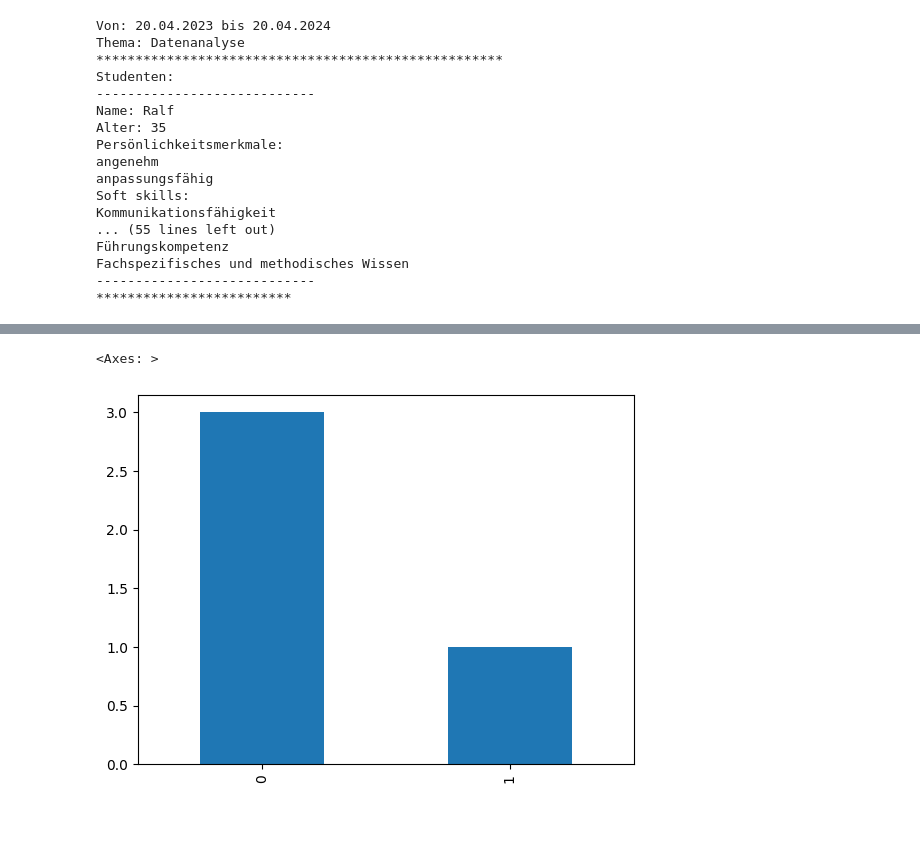
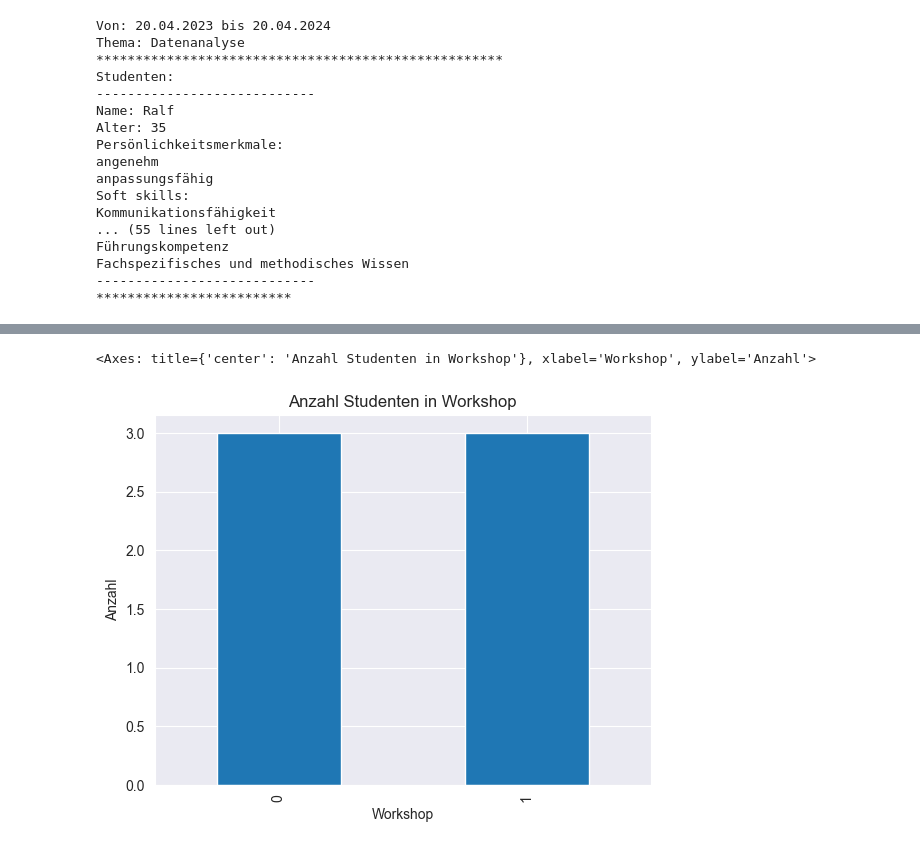
Before and after one commit to StefanDataCraft/praxisprojektgruppe, a Jupyter notebook: src/presentation.ipynb, the cells around one changed output, grey strips where cells are left out. Cells and saved outputs as stored; diff of their text form; code cells hidden in the pictures; blank space fills up the shorter version.

Commit message:
Plot better working now

```diff
--- a/src/presentation.ipynb
+++ b/src/presentation.ipynb
@@ -26,7 +27,7 @@ student1.add_soft_skill("Teamfähigkeit")
 student1.add_hard_skill("handwerkliche Fähigkeiten")
 student1.add_hard_skill("Sprachkenntnisse")
 
-student2 = pyw.Student("Tomas", 55, "Für Beruf")
+student2 = pyw.Student("Tomas", 55, "Für Erfahrung")
 student2.add_personality_characteristic("ausdauernd")
 student2.add_personality_characteristic("begeisterungsfähig")
 student2.add_soft_skill("Empathie")
@@ -53,26 +54,25 @@ student4.add_hard_skill("Java")
 # %% [markdown]
 Klasse Professor
 # %%
-professor1 = pyw.Professor("Uwe", 45, "Viel Erfahrung in PHP")
+professor1 = pyw.Professor("Uwe", 45, "Vorbereitung und Präsentation von Seminaren")
 professor1.add_personality_characteristic("angenehm")
 professor1.add_personality_characteristic("analytisch")
 professor1.add_skill("pädagogische und didaktische Fähigkeiten")
 professor1.add_skill("fachspezifisches und methodisches Wissen")
 
-professor2 = pyw.Professor("Andreas", 65, "Full Stack Entwickler")
+professor2 = pyw.Professor("Andreas", 65, "Wissenschaftliche Forschungen")
 professor2.add_personality_characteristic("sympathisch")
 professor2.add_personality_characteristic("angenehm")
 professor2.add_skill("Führungskompetenz")
 professor2.add_skill("Fachspezifisches und methodisches Wissen")
 
-# Bei Presentation eingeben
-professor3 = pyw.Professor("Andreas", 65, "Full Stack Entwickler")
+professor3 = pyw.Professor("Andreas", 65, "Verfassen von Publikationen")
 professor3.add_personality_characteristic("sympathisch")
 professor3.add_personality_characteristic("angenehm")
 professor3.add_skill("Führungskompetenz")
 professor3.add_skill("Fachspezifisches und methodisches Wissen")
 
-professor4 = pyw.Professor("Tobias", 65, "Javascript Expert")
+professor4 = pyw.Professor("Tobias", 65, " Evaluation der Vorträge")
 professor4.add_personality_characteristic("empathisch")
 professor4.add_personality_characteristic("angenehm")
 professor4.add_skill("Persönliche Stärke")
@@ -90,7 +90,10 @@ workshop1.add_participants(student3)
 
 workshop2 = pyw.Workshop("20.06.2023","20.06.2024","Full Stack")
 workshop2.add_participants(professor4)
+workshop2.add_participants(professor3)
 workshop2.add_participants(student4)
+workshop2.add_participants(student2)
+workshop2.add_participants(student1)
 # %% [markdown]
 Printfunktionen:
 # %%
@@ -141,8 +146,9 @@ Fachspezifisches und methodisches Wissen
 # %%
 workshop_array = [workshop1,workshop2]
-student_qty = pd.Series()
-professor_qty = pd.Series()
+student_qty = []
+professor_qty = []
 for workshop in workshop_array:
-    student_qty.at[len(student_qty)] = len(workshop.students)
-    professor_qty.at[len(professor_qty)] = len(workshop.professors)
-    #professor_qty.append(len(workshop.professors))
+    student_qty.append(len(workshop.students))
+    professor_qty.append(len(workshop.professors))
+student_qty_df = pd.DataFrame(student_qty)
+professor_qty_df = pd.DataFrame(professor_qty)
@@ -154,5 +155,5 @@ student_qty.plot.bar()
-# %%
-professor_qty.plot.bar()
-# %% [output]
-<Axes: >
-[figure, removed]
+# %%
+student_qty_df.plot.bar(title="Anzahl Studenten in Workshop", xlabel ="Workshop",ylabel ="Anzahl", legend=False)
+# %% [output]
+<Axes: title={'center': 'Anzahl Studenten in Workshop'}, xlabel='Workshop', ylabel='Anzahl'>
+[figure, added]
```
Also changed, not shown: parts of 5 cells of this notebook.
